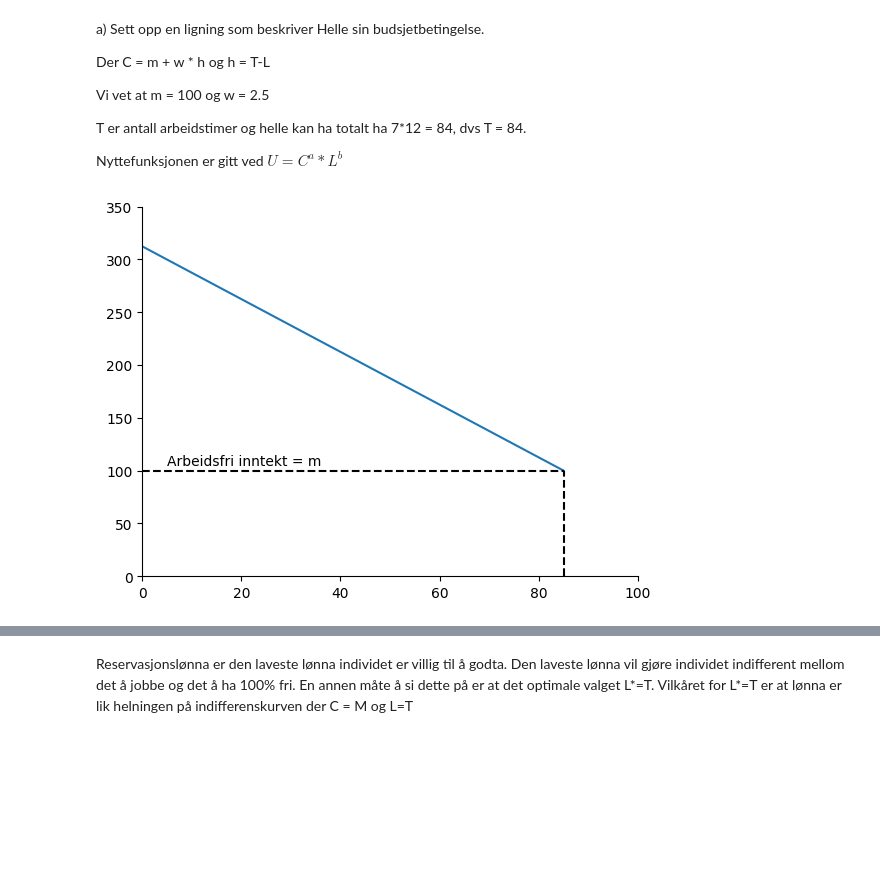
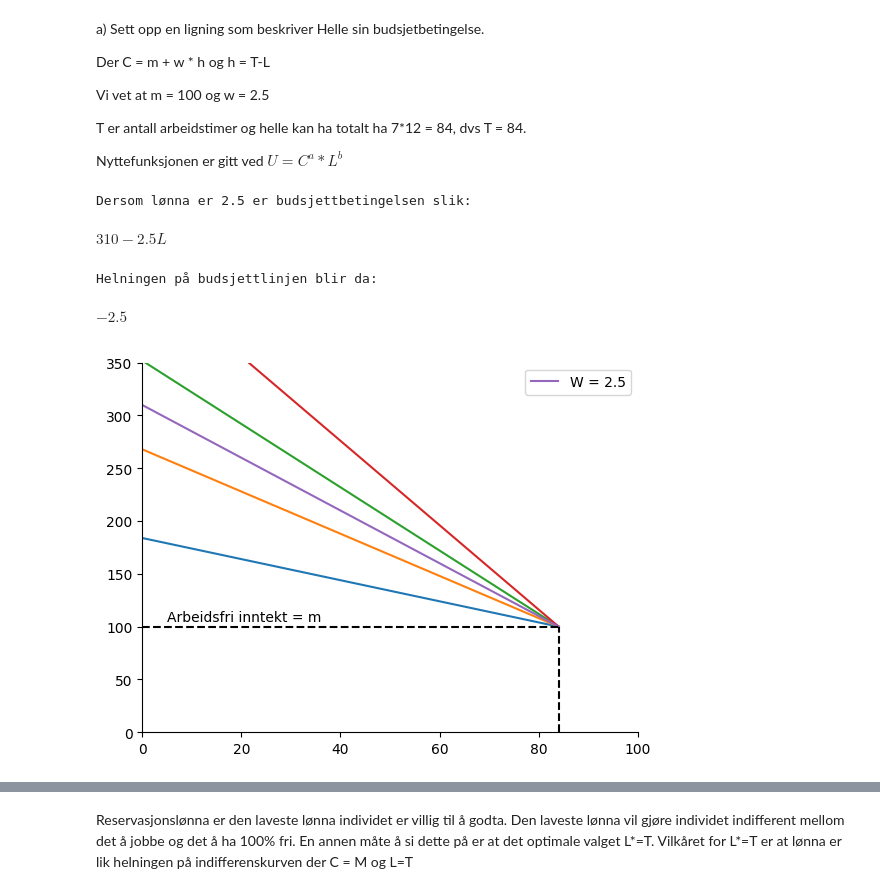
Before and after one commit to loopdiggaz/SOK2008, a Jupyter notebook: Oppgave_seminar1.ipynb, the cells around one changed output, grey strips where cells are left out. Drawn from its saved outputs; the diff is of its cells as text; code cells hidden in the pictures; blank space fills up the shorter version.

```diff
--- a/Oppgave_seminar1.ipynb
+++ b/Oppgave_seminar1.ipynb
@@ -16,28 +16,55 @@ Nyttefunksjonen er gitt ved $ U = C^a*L^b $
 # %%
 # definerer symboler jeg kan få bruk for.
 m,M,P,W,T = sp.symbols("m M P W T")
 
-L_0 = np.linspace(0.001,85,1000)
+L_0 = np.linspace(0.001,84,1000)
+x = np.linspace(0.001,10,1000)
 
-def budsjett(L):
-    return 100+2.5*(85-L)
+
+# Ligning som beskriver budsjett betingelsen:
+def budsjett(W,L):
+    return 100+W*(84-L)
+
+# Budsjettlinje (timelønn=2.5):
+budsjettlinje = 310-2.5*L
+
+def budsjett2(L):
+    return 310-2.5*L
 
 def create_ax():
     fig, ax = plt.subplots()
     ax.spines['top'].set_color('none')
     ax.spines['right'].set_color('none')
     ax.set_ylim(0,350)
     ax.set_xlim(0,100)
     return fig, ax
 
 fig, ax = create_ax()
-ax.plot(L_0,budsjett(L_0))
 
-ax.vlines(85,0,100, color='black',ls='dashed')
-ax.hlines(100,0,85, color='black',ls='dashed')
-ax.annotate('Arbeidsfri inntekt = m', (0+5,100+5));
+# Plotter forskjellige budsjettlinjer for ulik timelønn i et gitt intervall.
+for i in range(1,5,1):
+    ax.plot(L_0,budsjett(i,L_0))
+
+ax.plot(L_0,budsjett2(L_0),label = 'W = 2.5')
+ax.legend(loc ='best')
+
+# Arbeidsfri inntekt
+ax.vlines(84,0,100, color='black',ls='dashed')
+ax.hlines(100,0,84, color='black',ls='dashed')
+ax.annotate('Arbeidsfri inntekt = m', (0+5,100+5))
+
+print('Dersom lønna er 2.5 er budsjettbetingelsen slik:')
+display(budsjettlinje)
+
+der_budsjett = sp.diff(budsjettlinje,L)
+print(f'Helningen på budsjettlinjen blir da:')
+der_budsjett
 # %% [output]
+Dersom lønna er 2.5 er budsjettbetingelsen slik:
+$\displaystyle 310 - 2.5 L$
+Helningen på budsjettlinjen blir da:
+$\displaystyle -2.5$
-[figure, old version]
+[figure, new version]
 # %%
 # tegne indifferenskurver for a= .5, b= .5
 
```
Also changed, not shown: parts of 4 cells of this notebook.
